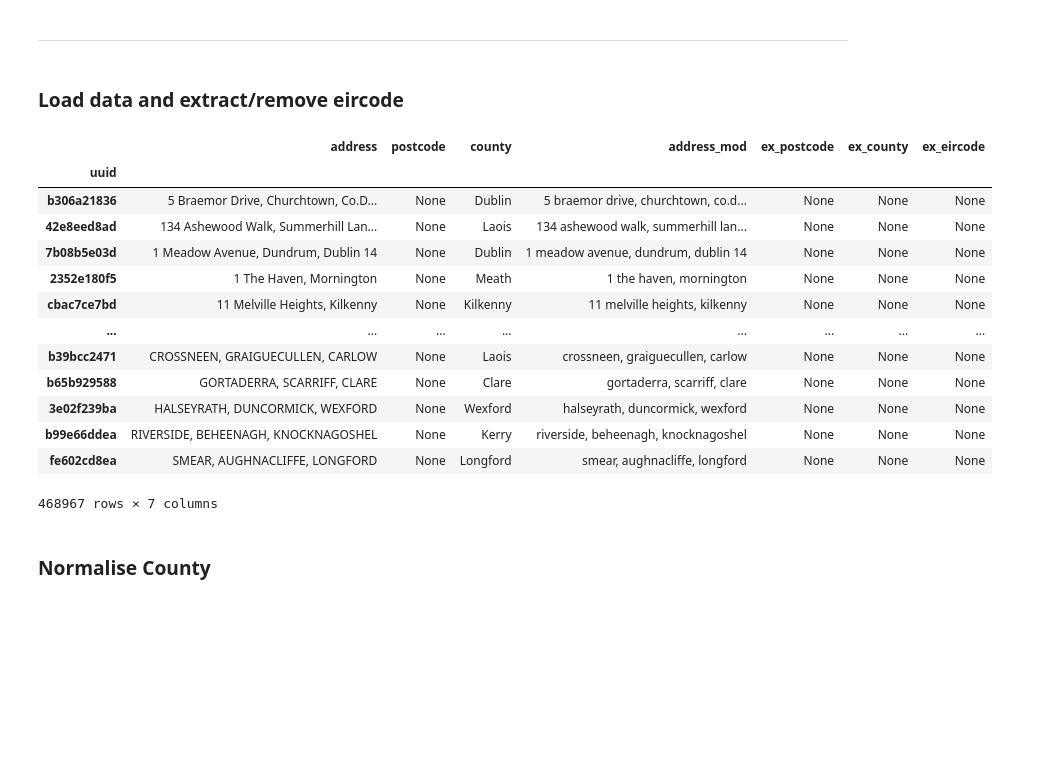
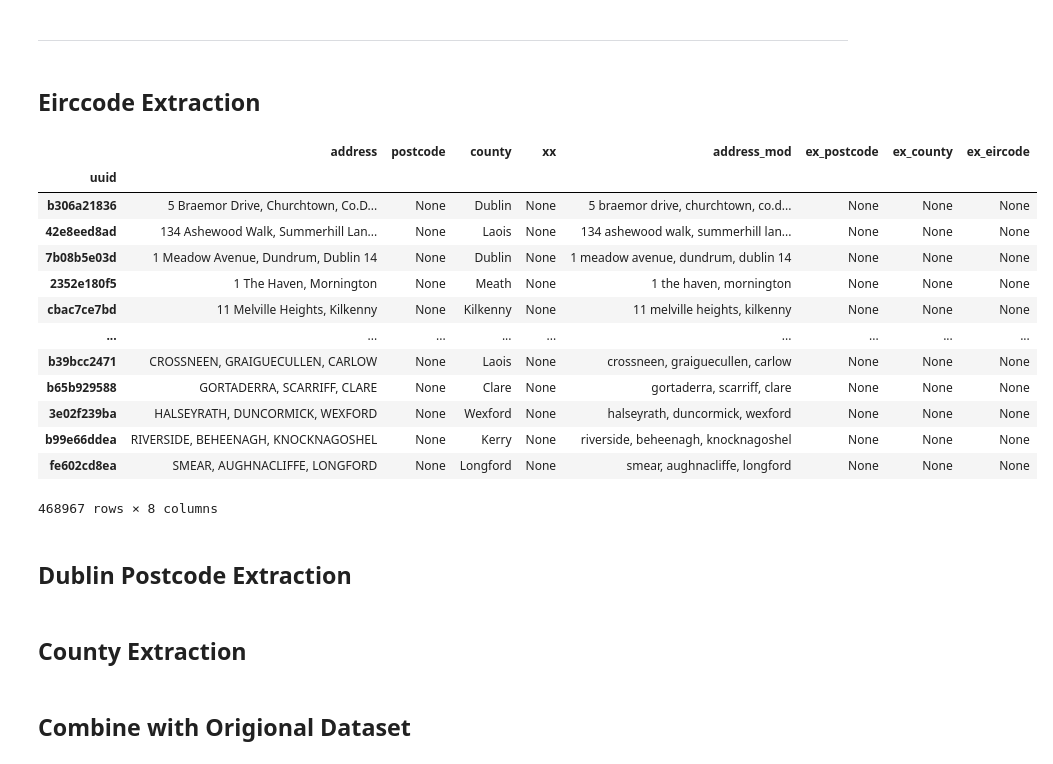
Before and after one commit to bglynch/code_scratchpad, a Jupyter notebook: blog/parsing-the-property-price-register-part-1/notebooks/Prepare data.ipynb, the cells around one changed output. Drawn from its saved outputs; the diff is of its cells as text; code cells hidden in the pictures; blank space fills up the shorter version.

```diff
--- a/blog/parsing-the-property-price-register-part-1/notebooks/Prepare data.ipynb
+++ b/blog/parsing-the-property-price-register-part-1/notebooks/Prepare data.ipynb
@@ -90,28 +87,27 @@ df
 # %% [markdown]
 ---
-# %% [markdown]
-### Load data and extract/remove eircode
+# %% [markdown]
+## Eirccode Extraction
 # %%
-conn = sqlite3.connect('../data/database.db')
+conn = sqlite3.connect('data/database.db')
 df = pd.read_sql_query('SELECT * FROM temp;', conn)
 df.set_index('uuid', inplace=True)
-
 df
 # %% [output]
-|  | address | postcode | county | address_mod | ex_postcode | ex_county | ex_eircode |
-| uuid |  |  |  |  |  |  |  |
-| b306a21836 | 5 Braemor Drive, Churchtown, Co.D... | None | Dublin | 5 braemor drive, churchtown, co.d... | None | None | None |
-| 42e8eed8ad | 134 Ashewood Walk, Summerhill Lan... | None | Laois | 134 ashewood walk, summerhill lan... | None | None | None |
-| 7b08b5e03d | 1 Meadow Avenue, Dundrum, Dublin 14 | None | Dublin | 1 meadow avenue, dundrum, dublin 14 | None | None | None |
-| 2352e180f5 | 1 The Haven, Mornington | None | Meath | 1 the haven, mornington | None | None | None |
-| cbac7ce7bd | 11 Melville Heights, Kilkenny | None | Kilkenny | 11 melville heights, kilkenny | None | None | None |
-| ... | ... | ... | ... | ... | ... | ... | ... |
-| b39bcc2471 | CROSSNEEN, GRAIGUECULLEN, CARLOW | None | Laois | crossneen, graiguecullen, carlow | None | None | None |
-| b65b929588 | GORTADERRA, SCARRIFF, CLARE | None | Clare | gortaderra, scarriff, clare | None | None | None |
-| 3e02f239ba | HALSEYRATH, DUNCORMICK, WEXFORD | None | Wexford | halseyrath, duncormick, wexford | None | None | None |
-| b99e66ddea | RIVERSIDE, BEHEENAGH, KNOCKNAGOSHEL | None | Kerry | riverside, beheenagh, knocknagoshel | None | None | None |
-| fe602cd8ea | SMEAR, AUGHNACLIFFE, LONGFORD | None | Longford | smear, aughnacliffe, longford | None | None | None |
+|  | address | postcode | county | xx | address_mod | ex_postcode | ex_county | ex_eircode |
+| uuid |  |  |  |  |  |  |  |  |
+| b306a21836 | 5 Braemor Drive, Churchtown, Co.D... | None | Dublin | None | 5 braemor drive, churchtown, co.d... | None | None | None |
+| 42e8eed8ad | 134 Ashewood Walk, Summerhill Lan... | None | Laois | None | 134 ashewood walk, summerhill lan... | None | None | None |
+| 7b08b5e03d | 1 Meadow Avenue, Dundrum, Dublin 14 | None | Dublin | None | 1 meadow avenue, dundrum, dublin 14 | None | None | None |
+| 2352e180f5 | 1 The Haven, Mornington | None | Meath | None | 1 the haven, mornington | None | None | None |
+| cbac7ce7bd | 11 Melville Heights, Kilkenny | None | Kilkenny | None | 11 melville heights, kilkenny | None | None | None |
+| ... | ... | ... | ... | ... | ... | ... | ... | ... |
+| b39bcc2471 | CROSSNEEN, GRAIGUECULLEN, CARLOW | None | Laois | None | crossneen, graiguecullen, carlow | None | None | None |
+| b65b929588 | GORTADERRA, SCARRIFF, CLARE | None | Clare | None | gortaderra, scarriff, clare | None | None | None |
+| 3e02f239ba | HALSEYRATH, DUNCORMICK, WEXFORD | None | Wexford | None | halseyrath, duncormick, wexford | None | None | None |
+| b99e66ddea | RIVERSIDE, BEHEENAGH, KNOCKNAGOSHEL | None | Kerry | None | riverside, beheenagh, knocknagoshel | None | None | None |
+| fe602cd8ea | SMEAR, AUGHNACLIFFE, LONGFORD | None | Longford | None | smear, aughnacliffe, longford | None | None | None |
-468967 rows × 7 columns
+468967 rows × 8 columns
 # %%
 for row in df.copy().itertuples():
     eircode = ex.extract_eircode_from_end_of_address(row.address_mod)
@@ -124,3 +121,5 @@ cur.execute(f"DROP TABLE IF EXISTS temp;")
 df.to_sql('temp', conn)
 cur.close()
 conn.close()
+# %% [markdown]
+## Dublin Postcode Extraction
@@ -127,5 +143,5 @@ conn.close()
 # %% [markdown]
-### Normalise County
+## County Extraction
 # %%
 conn = sqlite3.connect('data/database.db')
 df = pd.read_sql_query('SELECT * FROM temp;', conn)
@@ -138,3 +158,5 @@ cur.execute(f"DROP TABLE IF EXISTS temp;")
 df.to_sql('temp', conn)
 cur.close()
 conn.close()
+# %% [markdown]
+## Combine with Origional Dataset
```
Also changed, not shown: parts of 22 cells of this notebook.
